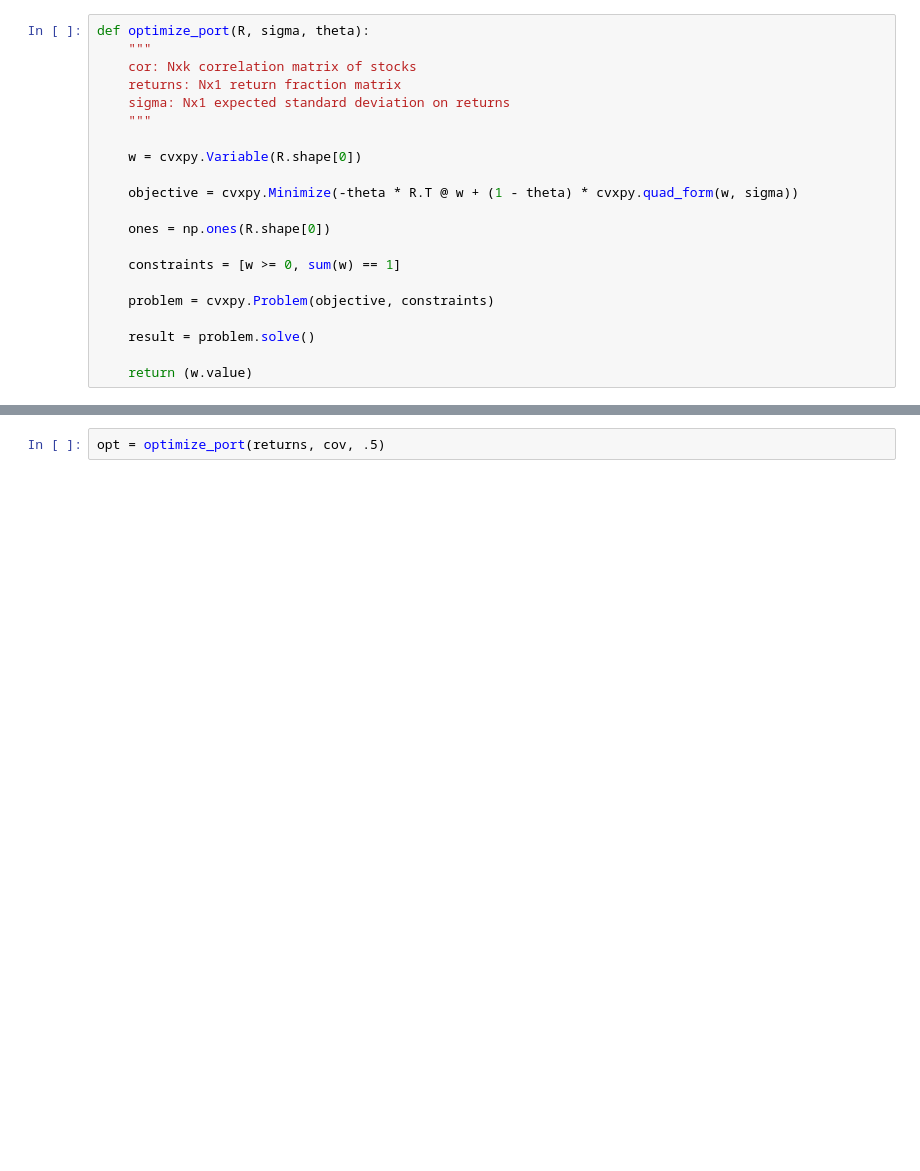
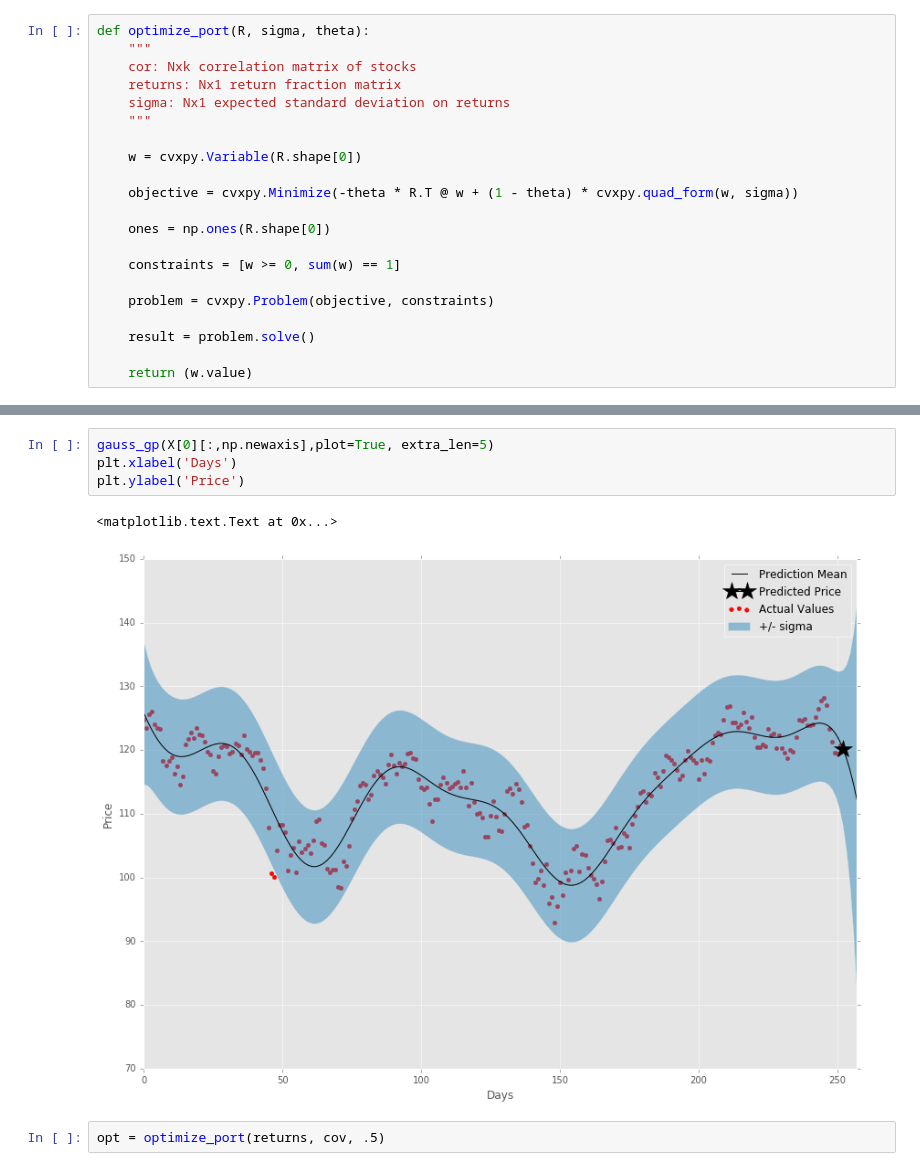
Before and after one commit to ndiamant/bigdata_hw, a Jupyter notebook: final_project/final_project.ipynb, the cells around one changed output, grey strips where cells are left out. Saved outputs shown, nothing was run; the diff lists cells and outputs as text; blank space fills up the shorter version.

```diff
--- a/final_project/final_project.ipynb
+++ b/final_project/final_project.ipynb
@@ -132,3 +153,10 @@ True
+# %%
+gauss_gp(X[0][:,np.newaxis],plot=True, extra_len=5)
+plt.xlabel('Days')
+plt.ylabel('Price')
+# %% [output]
+<matplotlib.text.Text at 0x...>
+[figure, added]
 # %%
 opt = optimize_port(returns, cov, .5)
 # %%
```
Also changed, not shown: parts of 16 cells of this notebook, 1 other file.
